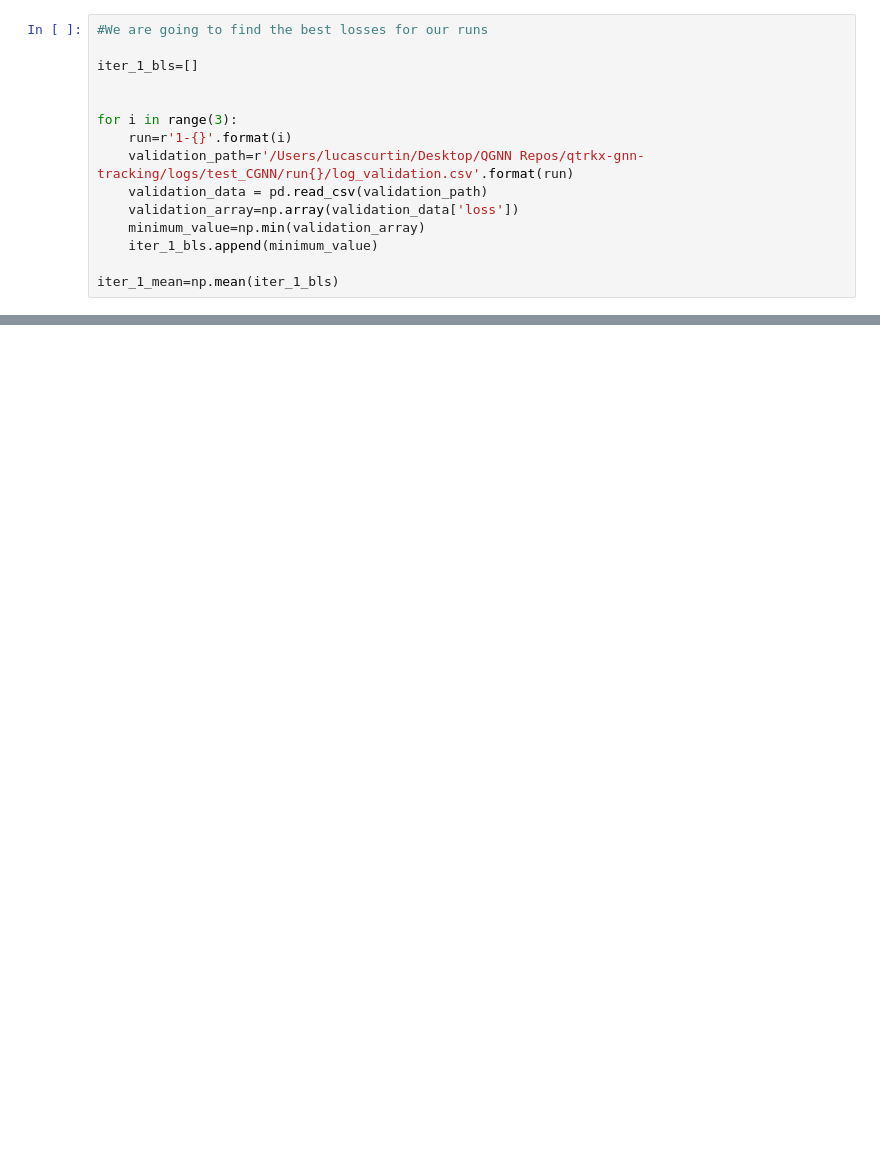
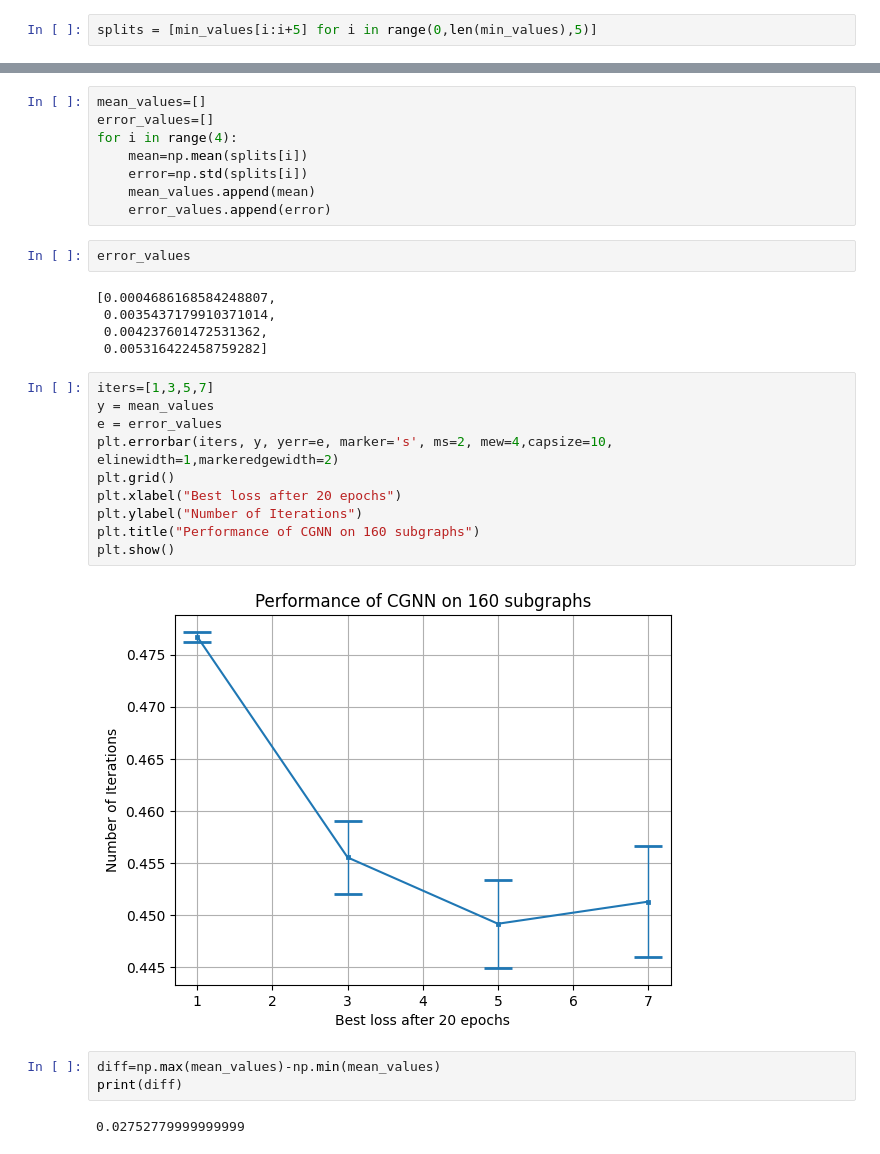
Before and after one commit to boboboon/qtrkx-gnn-tracking, a Jupyter notebook: notebooks/plotter.ipynb, the cells around one changed output, grey strips where cells are left out. Drawn from its saved outputs; the diff is of its cells as text; blank space fills up the shorter version.

```diff
--- a/notebooks/plotter.ipynb
+++ b/notebooks/plotter.ipynb
@@ -22,15 +18,2 @@ minimum_value=np.min(validation_array)
-# %%
-#We are going to find the best losses for our runs
-
-iter_1_bls=[]
-
-
-for i in range(3):
-    run=r'1-{}'.format(i)
-    validation_path=r'/Users/lucascurtin/Desktop/QGNN Repos/qtrkx-gnn-tracking/logs/test_CGNN/run{}/log_validation.csv'.format(run)
-    validation_data = pd.read_csv(validation_path)
-    validation_array=np.array(validation_data['loss'])
-    minimum_value=np.min(validation_array)
-    iter_1_bls.append(minimum_value)
-
-iter_1_mean=np.mean(iter_1_bls)
+# %%
+splits = [min_values[i:i+5] for i in range(0,len(min_values),5)]
@@ -36,0 +27,32 @@ iter_1_mean=np.mean(iter_1_bls)
+# %%
+mean_values=[]
+error_values=[]
+for i in range(4):
+    mean=np.mean(splits[i])
+    error=np.std(splits[i])
+    mean_values.append(mean)
+    error_values.append(error)
+# %%
+error_values
+# %% [output]
+[0.0004686168584248807,
+ 0.0035437179910371014,
+ 0.004237601472531362,
+ 0.005316422458759282]
+# %%
+iters=[1,3,5,7]
+y = mean_values
+e = error_values
+plt.errorbar(iters, y, yerr=e, marker='s', ms=2, mew=4,capsize=10, elinewidth=1,markeredgewidth=2)
+plt.grid()
+plt.xlabel("Best loss after 20 epochs")
+plt.ylabel("Number of Iterations")
+plt.title("Performance of CGNN on 160 subgraphs")
+plt.show()
+# %% [output]
+[figure, added]
+# %%
+diff=np.max(mean_values)-np.min(mean_values)
+print(diff)
+# %% [output]
+0.02752779999999999
```
Also changed, not shown: parts of 6 cells of this notebook, 1 other file.
